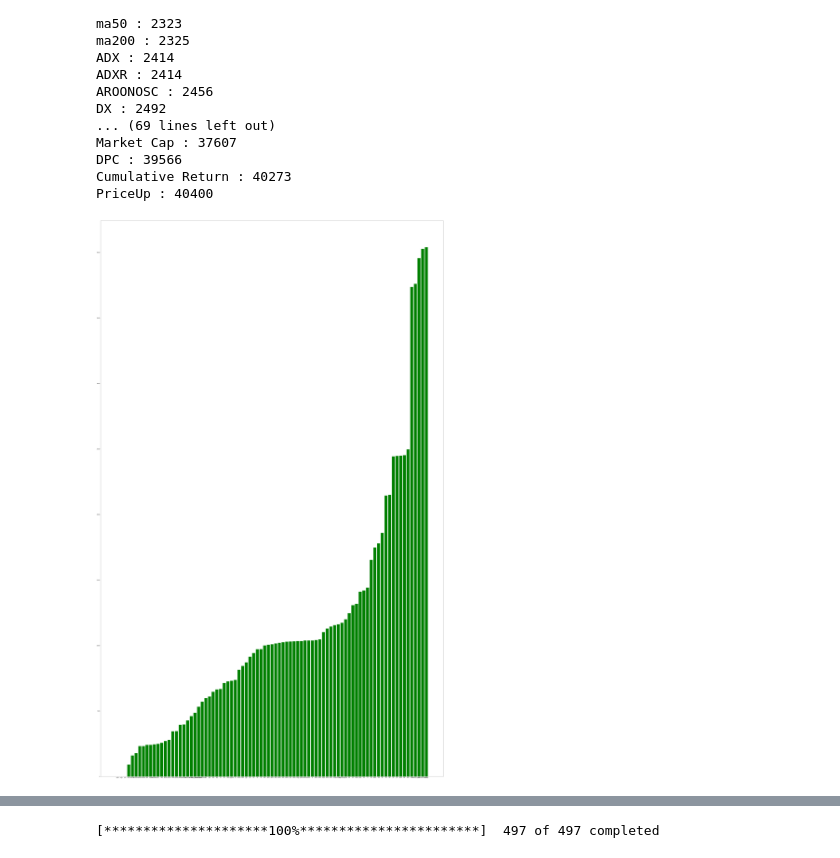
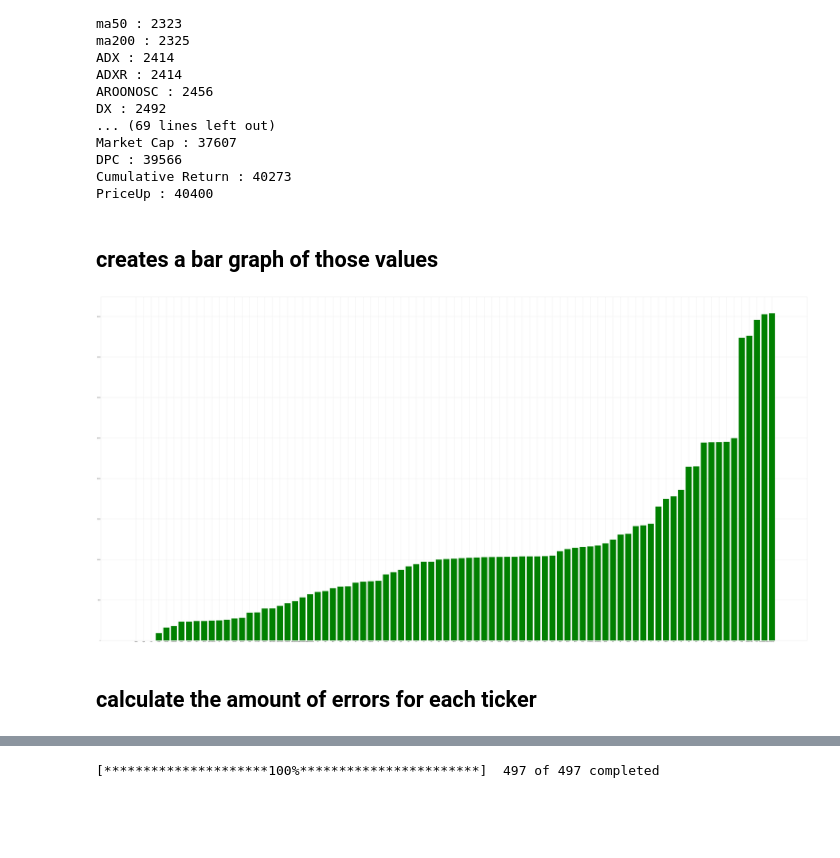
Before and after one commit to roeimichael/BackTrade, a Jupyter notebook: preprocessing observations.ipynb, the cells around one changed output, grey strips where cells are left out. Saved outputs shown, nothing was run; the diff lists cells and outputs as text; code cells hidden in the pictures; blank space fills up the shorter version.

```diff
--- a/preprocessing observations.ipynb
+++ b/preprocessing observations.ipynb
@@ -74,15 +80,16 @@ for col in descol:
 # %%
 cols = df.columns
 for col in cols:
-    plt.figure(figsize=(18,12))
-    plt.style.use('seaborn-whitegrid')
-    n, bins, patches = plt.hist(df['ma50'], bins=40, facecolor='#000000', edgecolor='#000000', linewidth=0.5, alpha=0.7)
-    n = n.astype('int')
-    for i in range(len(patches)):
-        patches[i].set_facecolor(plt.cm.viridis(n[i]/max(n)))
+    if "CDL" not in col and "Date" not in col and "ticker" not in col and "Unnamed" not in col:
+        plt.figure(figsize=(18,12))
+        plt.style.use('seaborn-whitegrid')
+        n, bins, patches = plt.hist(df[f'{col}'], bins=40, facecolor='#000000', edgecolor='#000000', linewidth=0.5, alpha=0.7)
+        n = n.astype('int')
+        for i in range(len(patches)):
+            patches[i].set_facecolor(plt.cm.viridis(n[i]/max(n)))
 
-    plt.title('ma50', fontsize=12)
-    plt.xlabel('Distribution', fontsize=10)
-    plt.ylabel('Frequency', fontsize=10)
-    plt.show()
+        plt.title(f'{col}', fontsize=12)
+        plt.xlabel('Distribution', fontsize=10)
+        plt.ylabel('Frequency', fontsize=10)
+        plt.show()
 # %% [output]
@@ -174,12 +197,16 @@ Market Cap : 37607
 DPC : 39566
 Cumulative Return : 40273
 PriceUp : 40400
+# %% [markdown]
+## creates a bar graph of those values
 # %%
 plt.bar(sorted_dict.keys(), sorted_dict.values(), color='g')
-plt.rcParams["figure.figsize"] = (60,150)
-plt.show()
+plt.rcParams["figure.figsize"] = (120,40)
+plt.savefig('graph1.png')
 # %% [output]
-[figure, old version]
+[figure, new version]
+# %% [markdown]
+## calculate the amount of errors for each ticker
 # %%
 def find_outliers_IQR(df):
     q1=df.quantile(0.25)
```
Also changed, not shown: parts of 12 cells of this notebook, 2 other files.
